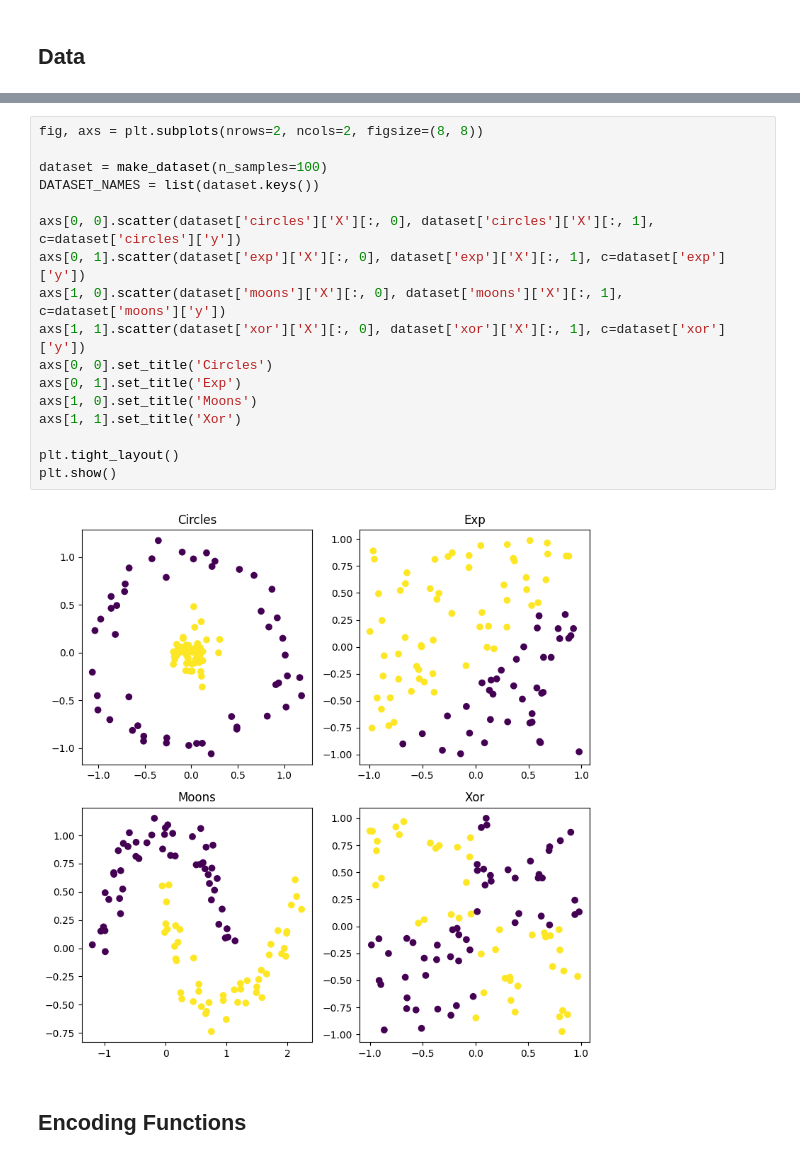
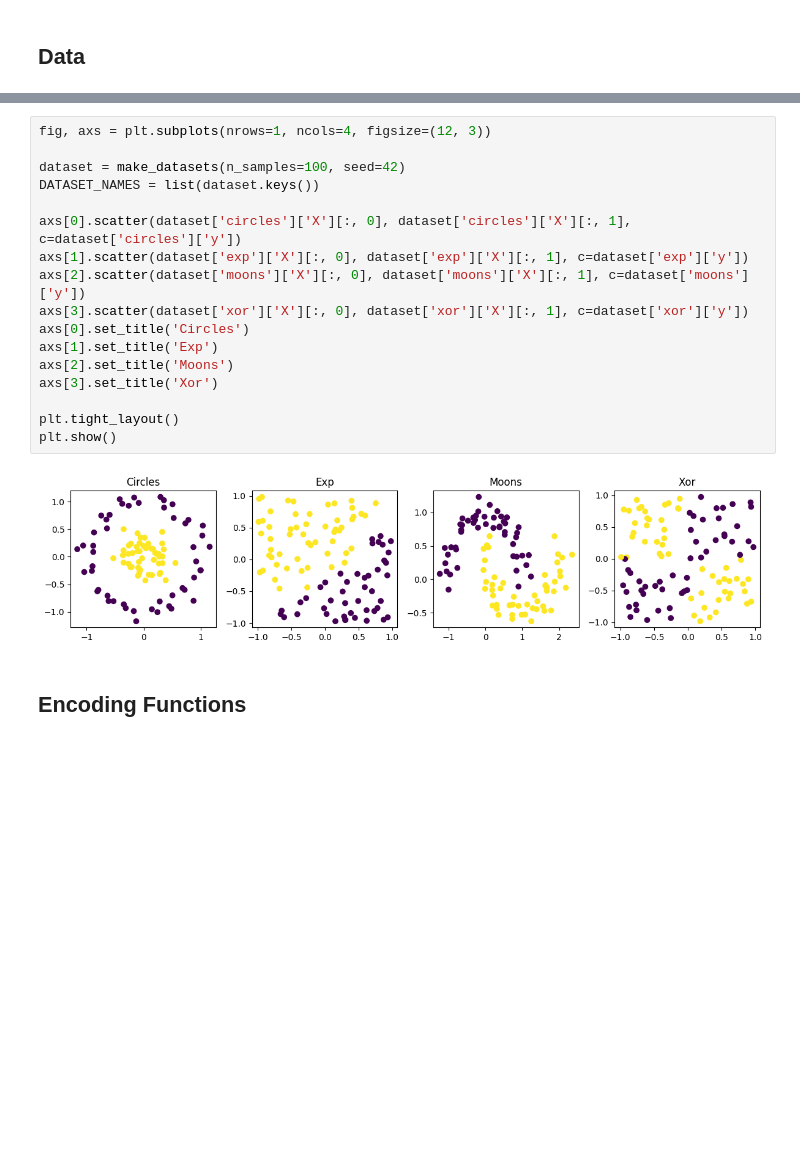
Before and after one commit to amandaturney/qml, a Jupyter notebook: project/feature_maps.ipynb, the cells around one changed output, grey strips where cells are left out. Cells and saved outputs as stored; diff of their text form; blank space fills up the shorter version.

Commit message:
updating kernel calculation, adding random seeds for reproducibility, and stats

```diff
--- a/project/feature_maps.ipynb
+++ b/project/feature_maps.ipynb
@@ -85,24 +106,24 @@ def make_dataset(n_samples, training_pct=None, seed=None):
 
     return ds
 # %%
-fig, axs = plt.subplots(nrows=2, ncols=2, figsize=(8, 8))
+fig, axs = plt.subplots(nrows=1, ncols=4, figsize=(12, 3))
 
-dataset = make_dataset(n_samples=100)
+dataset = make_datasets(n_samples=100, seed=42)
 DATASET_NAMES = list(dataset.keys())
 
-axs[0, 0].scatter(dataset['circles']['X'][:, 0], dataset['circles']['X'][:, 1], c=dataset['circles']['y'])
-axs[0, 1].scatter(dataset['exp']['X'][:, 0], dataset['exp']['X'][:, 1], c=dataset['exp']['y'])
-axs[1, 0].scatter(dataset['moons']['X'][:, 0], dataset['moons']['X'][:, 1], c=dataset['moons']['y'])
-axs[1, 1].scatter(dataset['xor']['X'][:, 0], dataset['xor']['X'][:, 1], c=dataset['xor']['y'])
-axs[0, 0].set_title('Circles')
-axs[0, 1].set_title('Exp')
-axs[1, 0].set_title('Moons')
-axs[1, 1].set_title('Xor')
+axs[0].scatter(dataset['circles']['X'][:, 0], dataset['circles']['X'][:, 1], c=dataset['circles']['y'])
+axs[1].scatter(dataset['exp']['X'][:, 0], dataset['exp']['X'][:, 1], c=dataset['exp']['y'])
+axs[2].scatter(dataset['moons']['X'][:, 0], dataset['moons']['X'][:, 1], c=dataset['moons']['y'])
+axs[3].scatter(dataset['xor']['X'][:, 0], dataset['xor']['X'][:, 1], c=dataset['xor']['y'])
+axs[0].set_title('Circles')
+axs[1].set_title('Exp')
+axs[2].set_title('Moons')
+axs[3].set_title('Xor')
 
 plt.tight_layout()
 plt.show()
 # %% [output]
-[figure, old version]
+[figure, new version]
 # %% [markdown]
 ## Encoding Functions
 # %% [markdown]
```
Also changed, not shown: parts of 27 cells of this notebook, 2 other files.
